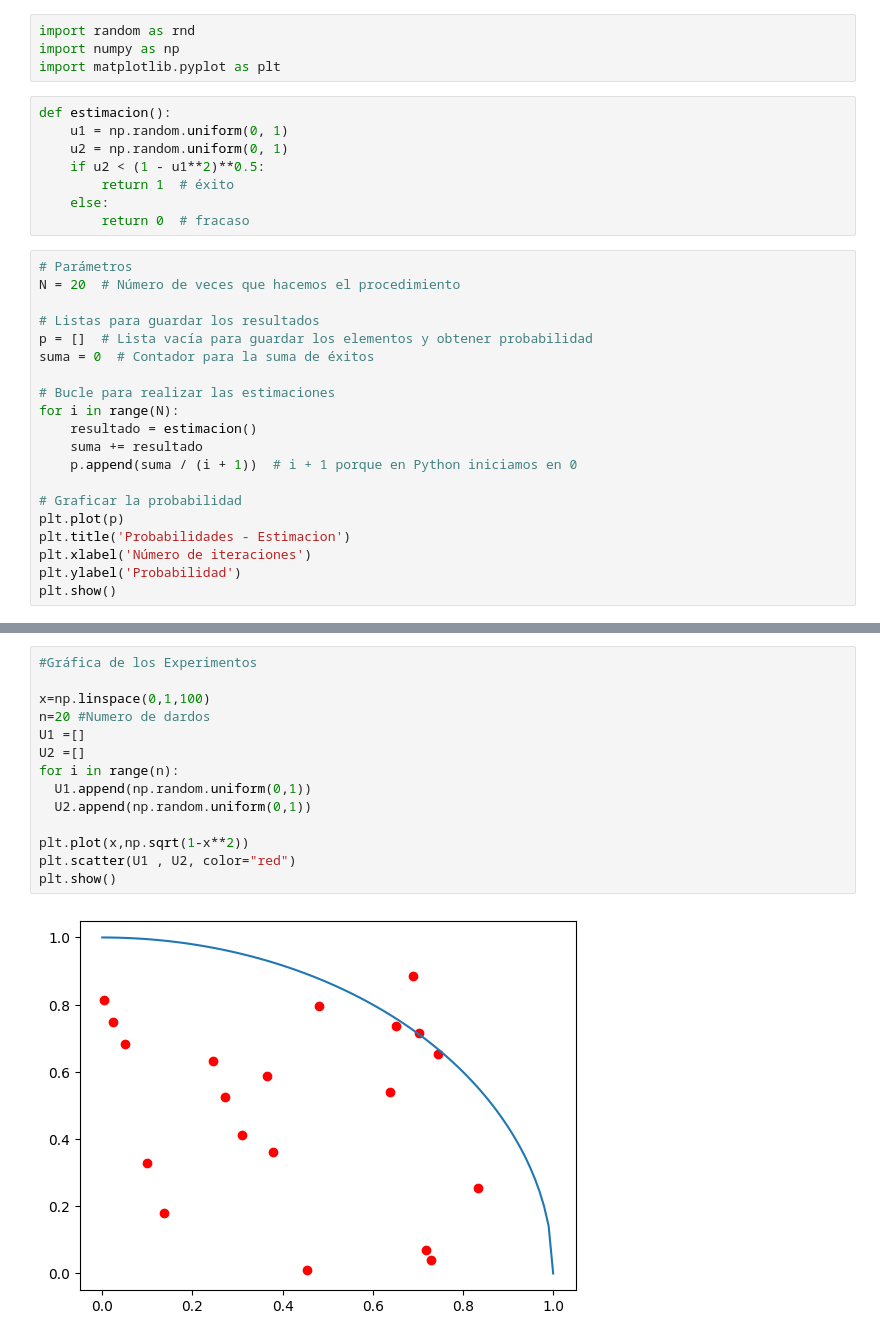
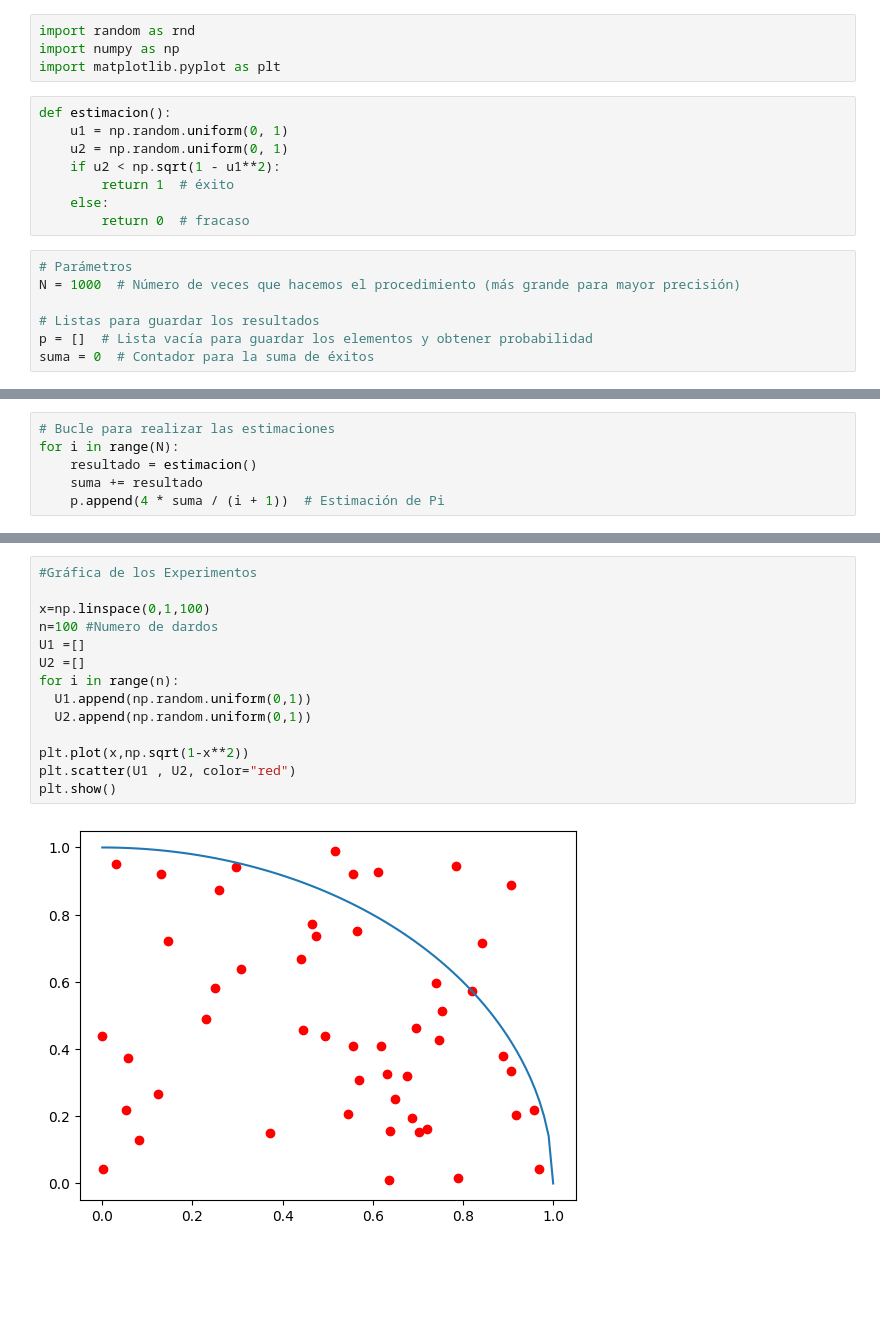
Before and after one commit to Anali24/SIMULACION-I, a Jupyter notebook: Estimacion_pi_SI.ipynb, the cells around one changed output, grey strips where cells are left out. Saved outputs shown, nothing was run; the diff lists cells and outputs as text; blank space fills up the shorter version.

```diff
--- a/Estimacion_pi_SI.ipynb
+++ b/Estimacion_pi_SI.ipynb
@@ -8,27 +89,14 @@ import matplotlib.pyplot as plt
 def estimacion():
     u1 = np.random.uniform(0, 1)
     u2 = np.random.uniform(0, 1)
-    if u2 < (1 - u1**2)**0.5:
+    if u2 < np.sqrt(1 - u1**2):
         return 1  # éxito
     else:
         return 0  # fracaso
 # %%
 # Parámetros
-N = 20  # Número de veces que hacemos el procedimiento
+N = 1000  # Número de veces que hacemos el procedimiento (más grande para mayor precisión)
 
 # Listas para guardar los resultados
 p = []  # Lista vacía para guardar los elementos y obtener probabilidad
 suma = 0  # Contador para la suma de éxitos
-
-# Bucle para realizar las estimaciones
-for i in range(N):
-    resultado = estimacion()
-    suma += resultado
-    p.append(suma / (i + 1))  # i + 1 porque en Python iniciamos en 0
-
-# Graficar la probabilidad
-plt.plot(p)
-plt.title('Probabilidades - Estimacion')
-plt.xlabel('Número de iteraciones')
-plt.ylabel('Probabilidad')
-plt.show()
@@ -37 +103,7 @@ plt.show()
+# %%
+# Bucle para realizar las estimaciones
+for i in range(N):
+    resultado = estimacion()
+    suma += resultado
+    p.append(4 * suma / (i + 1))  # Estimación de Pi
 # %%
@@ -43,16 +140,16 @@ print(pi)
 # %%
 #Gráfica de los Experimentos
 
 x=np.linspace(0,1,100)
-n=20 #Numero de dardos
+n=100 #Numero de dardos
 U1 =[]
 U2 =[]
 for i in range(n):
   U1.append(np.random.uniform(0,1))
   U2.append(np.random.uniform(0,1))
 
 plt.plot(x,np.sqrt(1-x**2))
 plt.scatter(U1 , U2, color="red")
 plt.show()
 # %% [output]
-[figure, old version]
+[figure, new version]
```
Also changed, not shown: parts of 17 cells of this notebook.
